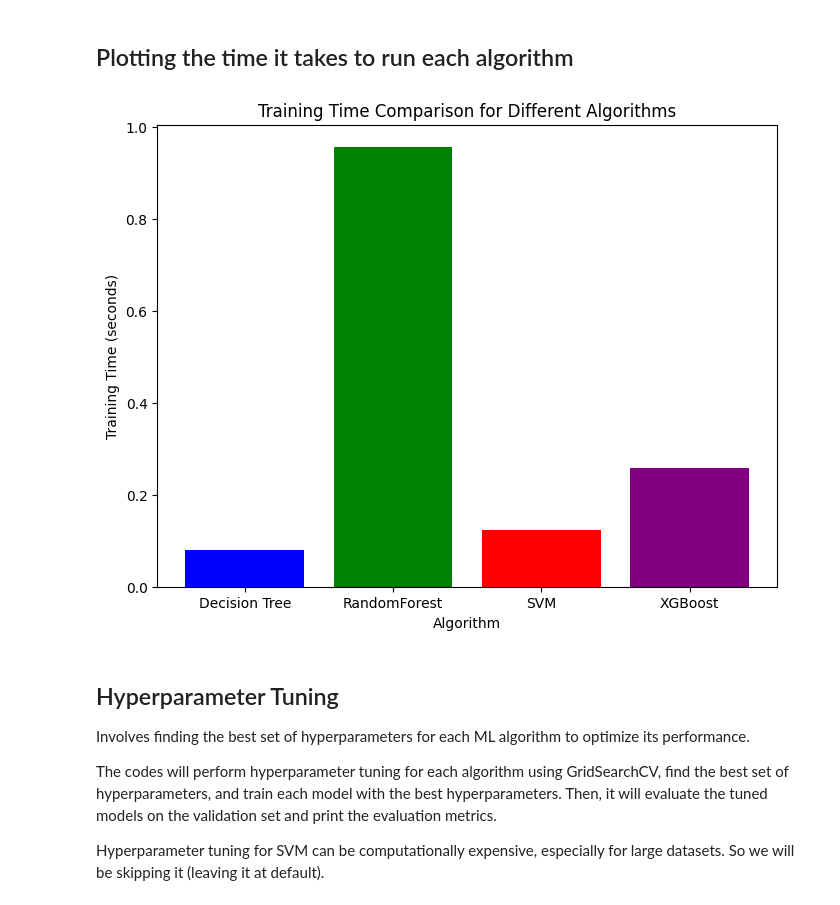
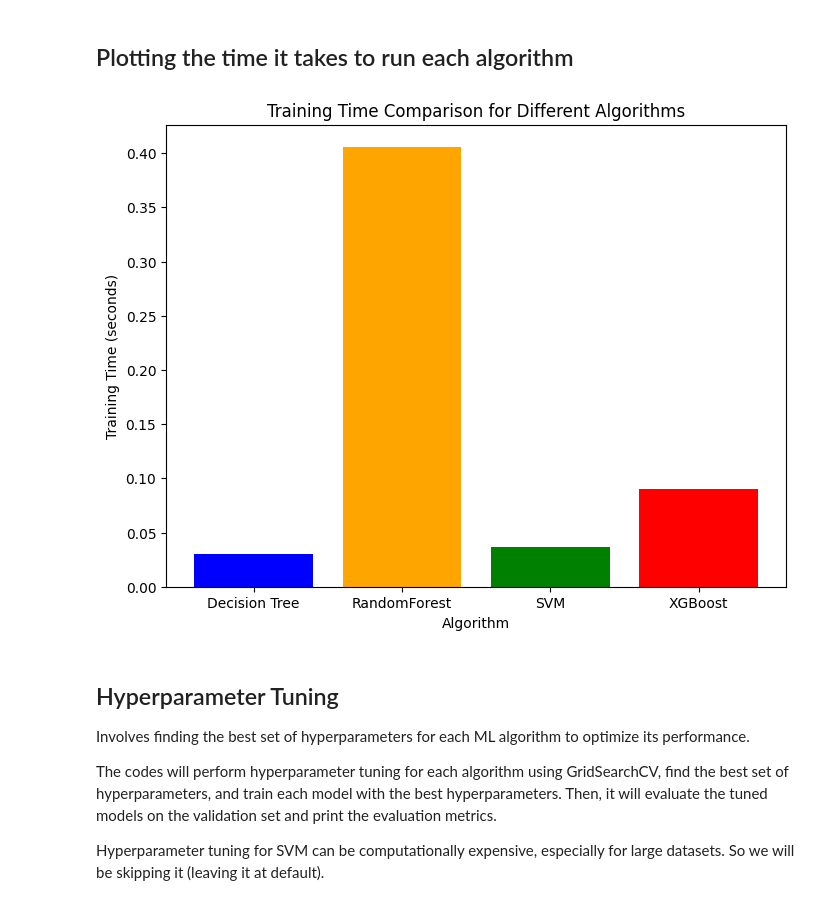
Before and after one commit to ChristianNeitzel/Projeto-Bioinf-PhageAcr, a Jupyter notebook: 5a_code_PhageAcr_ML_cdhit.ipynb, the cells around one changed output. Cells and saved outputs as stored; diff of their text form; code cells hidden in the pictures.

```diff
--- a/5a_code_PhageAcr_ML_cdhit.ipynb
+++ b/5a_code_PhageAcr_ML_cdhit.ipynb
@@ -471,18 +494,10 @@ Test F1-Score: 0.87
 The XGBoost model performs similarly to the RandomForest model, with high accuracy and strong precision and recall on both validation and test sets. The XGBoost model demonstrates robust performance across different evaluation metrics.
 # %%
 import xgboost as xgb
+from xgboost import XGBClassifier
 
-# Convert the data to DMatrix format, which is optimized for XGBoost
-dtrain = xgb.DMatrix(X_train, label=y_train)
-dval = xgb.DMatrix(X_val, label=y_val)
+# Initialize the SVM classifier
+xgb_model = XGBClassifier(random_state=42)
 
-# Set XGBoost parameters
-params = {
-    'max_depth': 6,
-    'eta': 0.1,
-    'objective': 'binary:logistic',
-    'eval_metric': 'logloss'
-}
-
-# Train the model
-xgb_model = xgb.train(params, dtrain, num_boost_round=1000, evals=[(dval, 'Validation')], early_stopping_rounds=10, verbose_eval=False)
+# Train the model using the training data
+xgb_model.fit(X_train, y_train)
@@ -832,37 +854,38 @@ training_times = []
 # Train Decision Tree and measure training time
 start_time = time.time()
 dt_model.fit(X_train, y_train)
 end_time = time.time()
 training_times.append(end_time - start_time)
 
 # Train RandomForest and measure training time
 start_time = time.time()
 rf_model.fit(X_train, y_train)
 end_time = time.time()
 training_times.append(end_time - start_time)
 
 # Train SVM and measure training time
 start_time = time.time()
 svm_model.fit(X_train, y_train)
 end_time = time.time()
 training_times.append(end_time - start_time)
 
-# Train XGBoost and measure training time
+# Train XGBoost (XGBClassifier) and measure training time
 start_time = time.time()
-xgb_model = xgb.train(params, dtrain, num_boost_round=1000, evals=[(dval, 'Validation')], early_stopping_rounds=10, verbose_eval=False)
+xgb_model = XGBClassifier(random_state=42)
+xgb_model.fit(X_train, y_train)
 end_time = time.time()
 training_times.append(end_time - start_time)
 
 # Plot the training times for each algorithm
 plt.figure(figsize=(8, 6))
 models = ['Decision Tree', 'RandomForest', 'SVM', 'XGBoost']
-plt.bar(models, training_times, color=['blue', 'green', 'red', 'purple'])
+plt.bar(models, training_times, color=['blue', 'orange', 'green', 'red'])
 plt.xlabel('Algorithm')
 plt.ylabel('Training Time (seconds)')
 plt.title('Training Time Comparison for Different Algorithms')
 plt.show()
 # %% [output]
-[figure, old version]
+[figure, new version]
 # %% [markdown]
 ## Hyperparameter Tuning
 Involves finding the best set of hyperparameters for each ML algorithm to optimize its performance.
```
Also changed, not shown: parts of 28 cells of this notebook, 1 other file.
